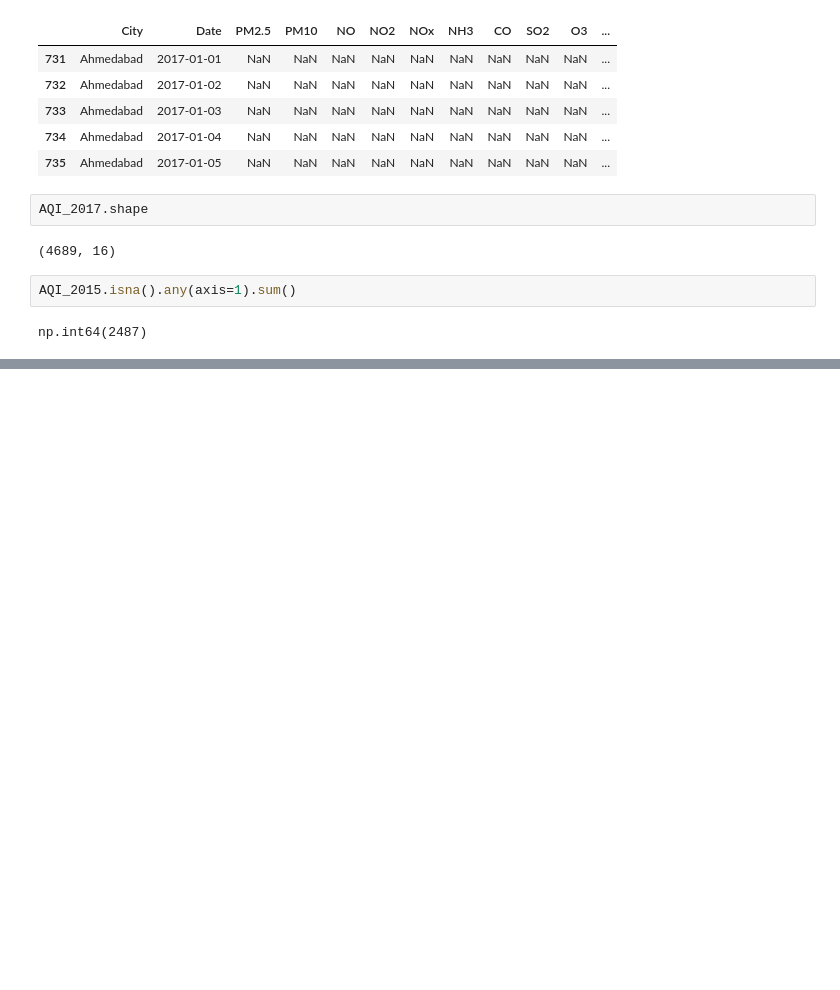
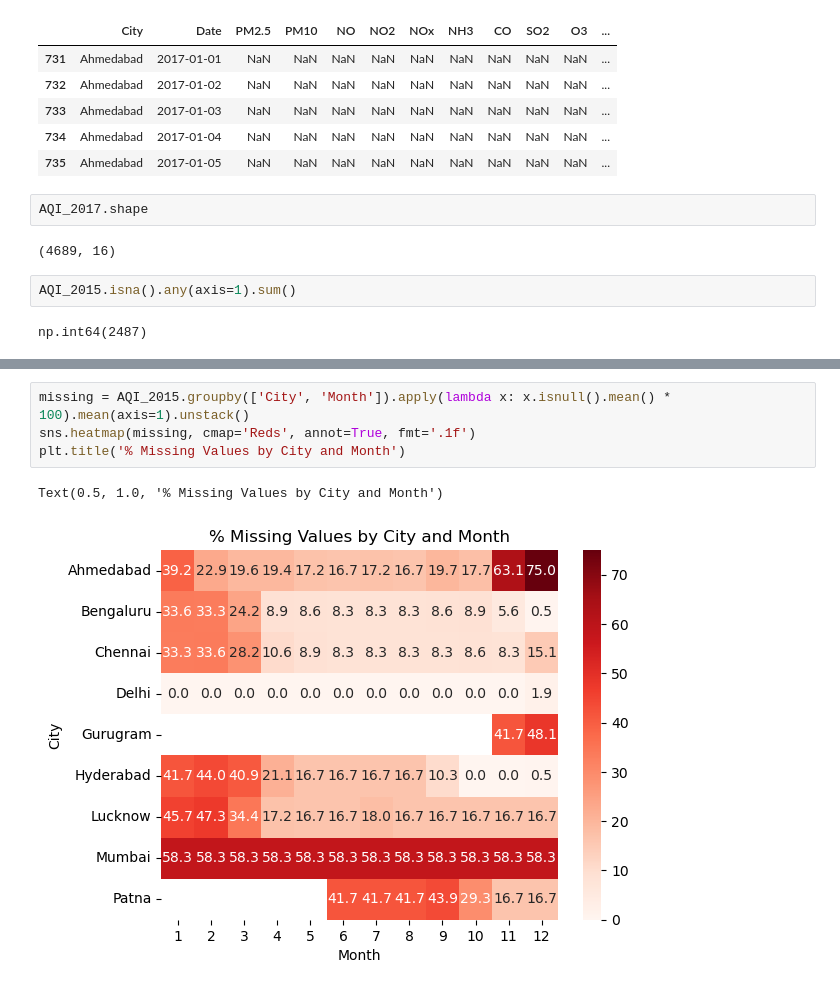
Before and after one commit to aravisv/asthma_aqi, a Jupyter notebook: asthma_aqi.ipynb, the cells around one changed output, grey strips where cells are left out. Drawn from its saved outputs; the diff is of its cells as text; blank space fills up the shorter version.

```diff
--- a/asthma_aqi.ipynb
+++ b/asthma_aqi.ipynb
@@ -191,0 +296,7 @@ There are 14 columns that have missing values.
+# %%
+missing = AQI_2015.groupby(['City', 'Month']).apply(lambda x: x.isnull().mean() * 100).mean(axis=1).unstack()
+sns.heatmap(missing, cmap='Reds', annot=True, fmt='.1f')
+plt.title('% Missing Values by City and Month')
+# %% [output]
+Text(0.5, 1.0, '% Missing Values by City and Month')
+[figure, added]
```
Also changed, not shown: parts of 40 cells of this notebook, 1 other file.
